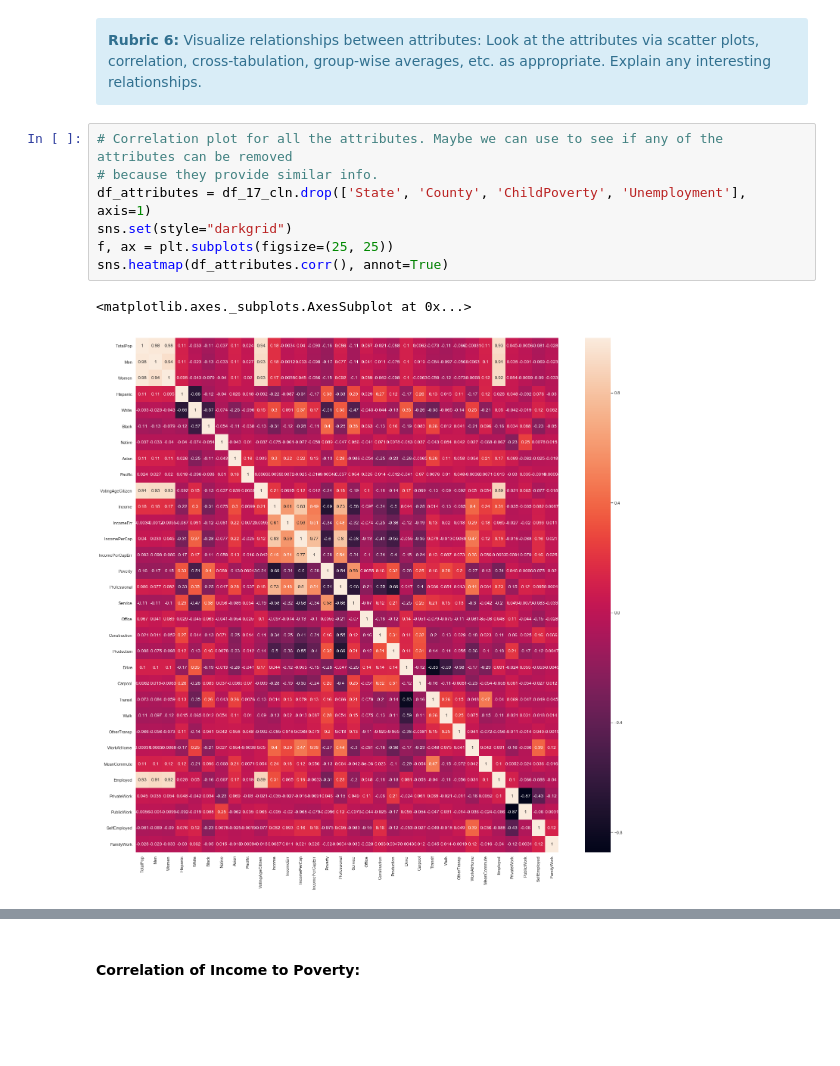
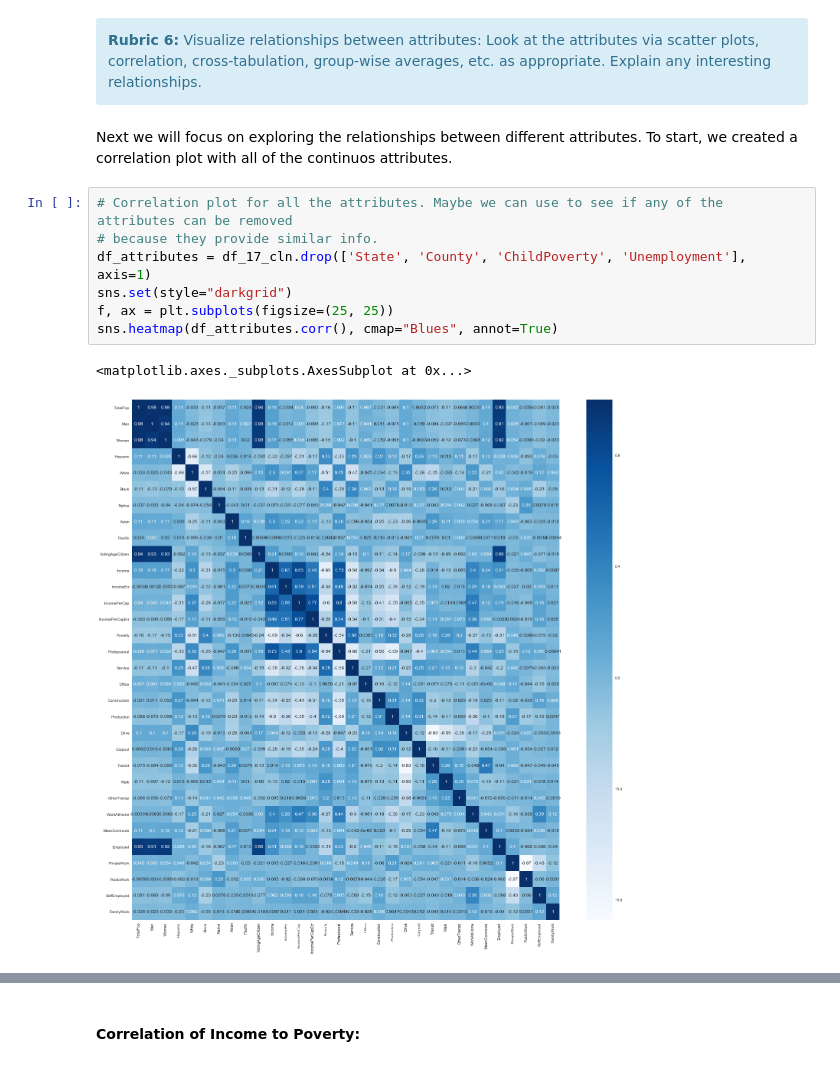
Before and after one commit to kmrollins/MSDS7331-Labs, a Jupyter notebook: MSDS7331-Lab1.ipynb, the cells around one changed output, grey strips where cells are left out. Drawn from its saved outputs; the diff is of its cells as text; blank space fills up the shorter version.

Commit message:
Added analysis for attribute section

```diff
--- a/MSDS7331-Lab1.ipynb
+++ b/MSDS7331-Lab1.ipynb
@@ -513,13 +535,15 @@ df_pop_state.sort_values().plot(kind="bar", x="State", y="TotalPop", figsize=(20
 <div class="alert alert-block alert-info">
 <b>Rubric 6:</b> Visualize relationships between attributes: Look at the attributes via scatter plots, correlation, cross-tabulation, group-wise averages, etc. as appropriate. Explain any interesting relationships.
 </div>
+# %% [markdown]
+Next we will focus on exploring the relationships between different attributes. To start, we created a correlation plot with all of the continuos attributes.
 # %%
 # Correlation plot for all the attributes. Maybe we can use to see if any of the attributes can be removed
 # because they provide similar info.
 df_attributes = df_17_cln.drop(['State', 'County', 'ChildPoverty', 'Unemployment'], axis=1)
 sns.set(style="darkgrid")
 f, ax = plt.subplots(figsize=(25, 25))
-sns.heatmap(df_attributes.corr(), annot=True)
+sns.heatmap(df_attributes.corr(), cmap="Blues", annot=True)
 # %% [output]
 <matplotlib.axes._subplots.AxesSubplot at 0x...>
-[figure, old version]
+[figure, new version]
```
Also changed, not shown: parts of 13 cells of this notebook.
